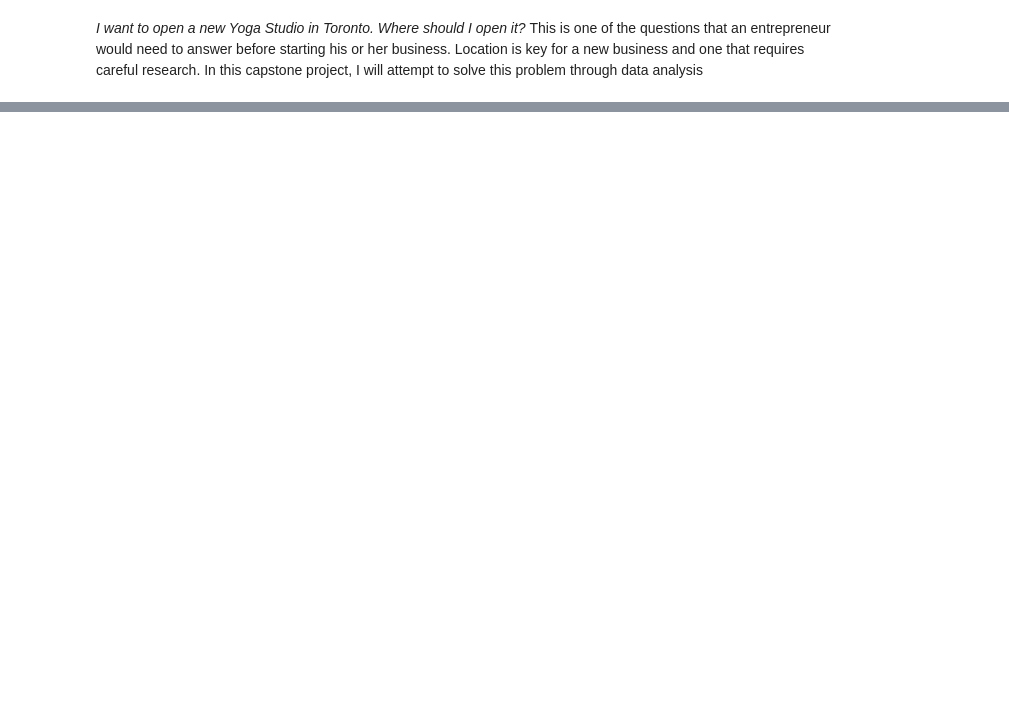
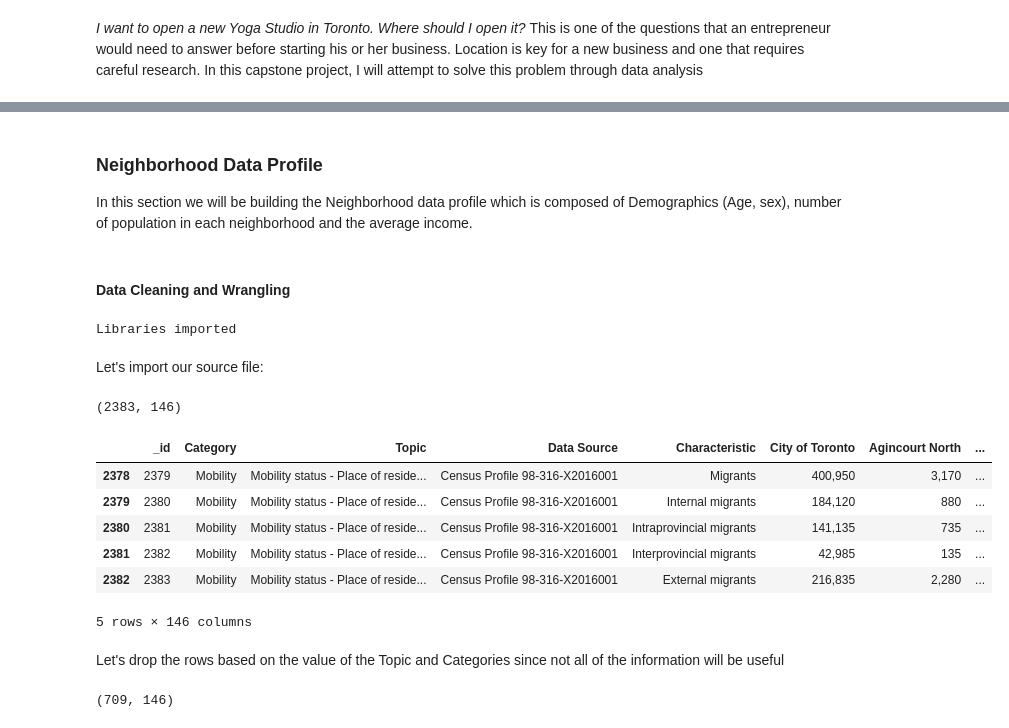
Before and after one commit to nireena/Coursera_Capstone, a Jupyter notebook: BattleOfNeighborhoods.ipynb, the cells around one changed output, grey strips where cells are left out. Saved outputs shown, nothing was run; the diff lists cells and outputs as text; code cells hidden in the pictures; blank space fills up the shorter version.

```diff
--- a/BattleOfNeighborhoods.ipynb
+++ b/BattleOfNeighborhoods.ipynb
@@ -18,0 +32,61 @@ To solve the problem, we will need data from various sources:
+# %% [markdown]
+### Neighborhood Data Profile
+In this section we will be building the Neighborhood data profile which is composed of Demographics (Age, sex), number of population in each neighborhood and the average income.
+# %% [markdown]
+#### Data Cleaning and Wrangling
+# %%
+import pandas as pd
+import numpy as np
+import wget
+import requests
+import csv
+import geocoder
+import geopy
+import matplotlib.cm as cm
+import matplotlib.colors as colors
+from sklearn.cluster import KMeans
+import folium
+import json
+print("Libraries imported")
+# %% [output]
+Libraries imported
+# %% [markdown]
+Let's import our source file:
+# %%
+csvfile = "C:/Users/nirin/OneDrive/Documents/Capstone Data/neighbourhood-profiles-2016.csv"
+dfnp = pd.read_csv(csvfile,
+                 header=0,
+                 delimiter=',',
+                 quotechar='"',
+                 error_bad_lines=False,
+                 engine='python')
+dfnp.shape
+# %% [output]
+(2383, 146)
+# %%
+dfnp.tail()
+# %% [output]
+|  | _id | Category | Topic | Data Source | Characteristic | City of Toronto | Agincourt North | ... |
+| 2378 | 2379 | Mobility | Mobility status - Place of reside... | Census Profile 98-316-X2016001 | Migrants | 400,950 | 3,170 | ... |
+| 2379 | 2380 | Mobility | Mobility status - Place of reside... | Census Profile 98-316-X2016001 | Internal migrants | 184,120 | 880 | ... |
+| 2380 | 2381 | Mobility | Mobility status - Place of reside... | Census Profile 98-316-X2016001 | Intraprovincial migrants | 141,135 | 735 | ... |
+| 2381 | 2382 | Mobility | Mobility status - Place of reside... | Census Profile 98-316-X2016001 | Interprovincial migrants | 42,985 | 135 | ... |
+| 2382 | 2383 | Mobility | Mobility status - Place of reside... | Census Profile 98-316-X2016001 | External migrants | 216,835 | 2,280 | ... |
+5 rows × 146 columns
+# %% [markdown]
+Let's drop the rows based on the value of the Topic and Categories since not all of the information will be useful
+# %%
+dfnp = dfnp.drop(dfnp[(dfnp["Category"].isin(['Aboriginal peoples',
+                              'Ethnic origin',
+                              'Housing',
+                              'Immigration and citizenship',
+                              'Journey to work',
+                              'Language',
+                              'Mobility',
+                              'Neighbourhood Information',
+                              'Visible Minority',
+                              'Language of work'
+                             ]))].index)
+dfnp.shape
+# %% [output]
+(709, 146)
```
Also changed, not shown: parts of 18 cells of this notebook.
